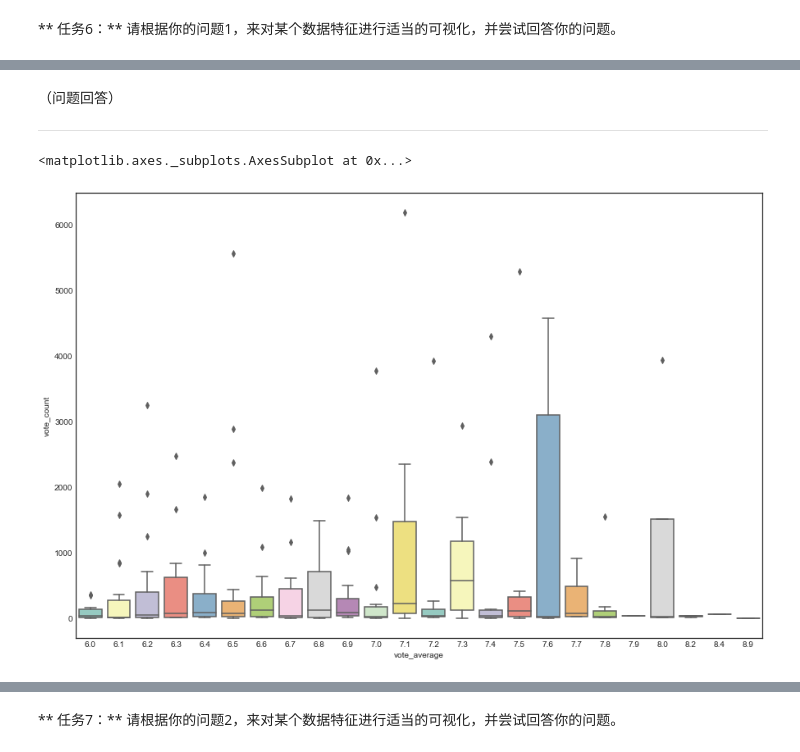
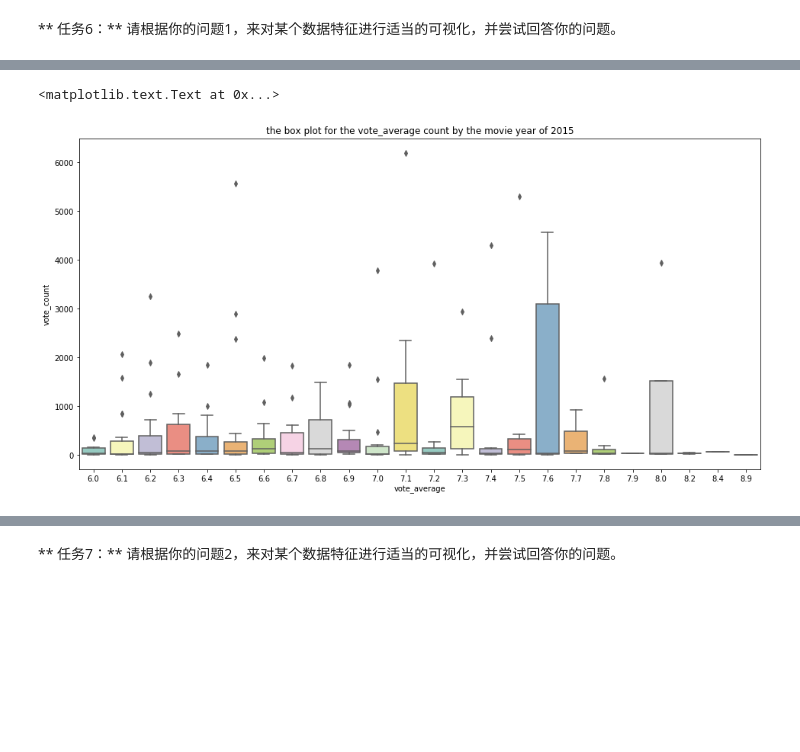
Before and after one commit to TomTorange/ExploreMovieDataset, a Jupyter notebook: Explore+Movie+Dataset.ipynb, the cells around one changed output, grey strips where cells are left out. Cells and saved outputs as stored; diff of their text form; code cells hidden in the pictures; blank space fills up the shorter version.

```diff
--- a/Explore+Movie+Dataset.ipynb
+++ b/Explore+Movie+Dataset.ipynb
@@ -99,41 +102,3 @@ movies_2015 = movies[movies.release_year==2015]
 
 * 问题 2：the ".describe" output the general run-time information, but can't show any figures to us.
 *****
-# %%
-# Further Answer my question of question 1:
-
-# set a new DataFrame only for 'revenue' and 'vote_averge'
-pd.DataFrame(movies,columns =['revenue','vote_average'])
-
-# get the top revenue by the method of max(), and print it out.
-top_revenue = pd.DataFrame(movies,columns =['revenue']).max().values[0]
-print("top revenue is:",top_revenue)
-
-# get the top voting information by the method of max(), and print it out.
-top_voting = pd.DataFrame(movies,columns = ['vote_average']).max().values[0]
-print("top voting is",top_voting)
-
-
-# to generate a list for all top voting data
-top_voting_list = []
-# prepare a new DataFrame only for 'vote_average'
-voting_gen_list = pd.DataFrame(movies,columns = ['vote_average'])
-count = 0
-
-# y_points is the max number of the rows
-for i in range(y_points):
-    # when the data in the DataFrame is reach to the top_voting,
-    # append it to the list of voting_gen_list[]
-    # row is 'i', column is 'vote_average'
-    if voting_gen_list['vote_average'][i] == top_voting:
-        top_voting_list.append(voting_gen_list['vote_average'][i])
-        count+=1
-
-        # acquire the top voting rate index,
-        # print out the name of movies by the index of top_voting_index
-        top_voting_index = i
-        print("The name of top voting film is:",  movies['original_title'][i])
-
-top_voting_list
-print("total vote is:",count)
-top_voting_list
@@ -254,14 +183,11 @@ plt.errorbar(x = xbin_centers, y = y_means, yerr = y_sems)
-# %% [markdown]
-（问题回答）
-*****
 # %%
 # generate the box plot of "箱线图"
-plt.figure(figsize = [15, 10])
+plt.figure(figsize = [16, 8])
 sb.boxplot(data = movies_2015_vote, x = 'vote_average', y = 'vote_count', palette="Set3")
-
+plt.title('the box plot for the vote_average count by the movie year of 2015')
 # in the bellow boxplot, value of max, min, median, interquartile range shows in the chart.
 # some boxes in the left are flat,
 # seems that the data in the DataFrame with some very big values or very small values.
 # %% [output]
-<matplotlib.axes._subplots.AxesSubplot at 0x...>
+<matplotlib.text.Text at 0x...>
-[figure, old version]
+[figure, new version]
```
Also changed, not shown: parts of 18 cells of this notebook.
